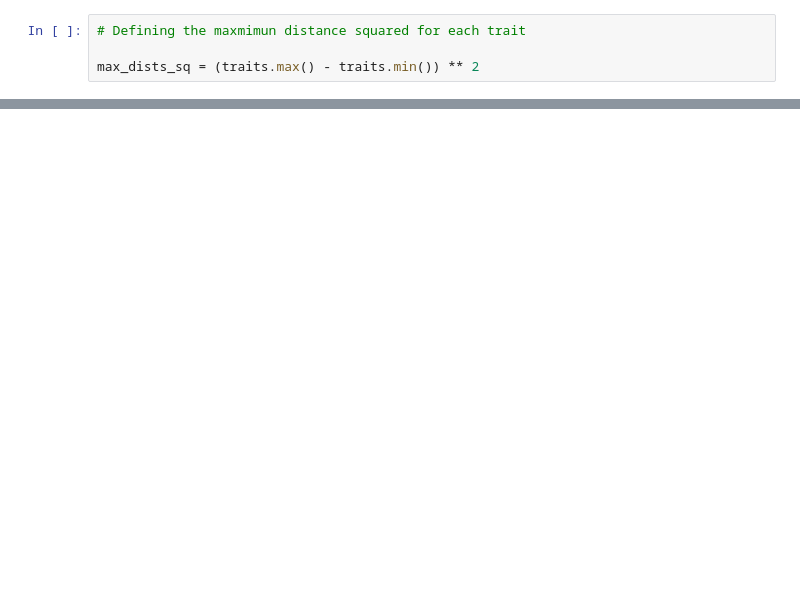
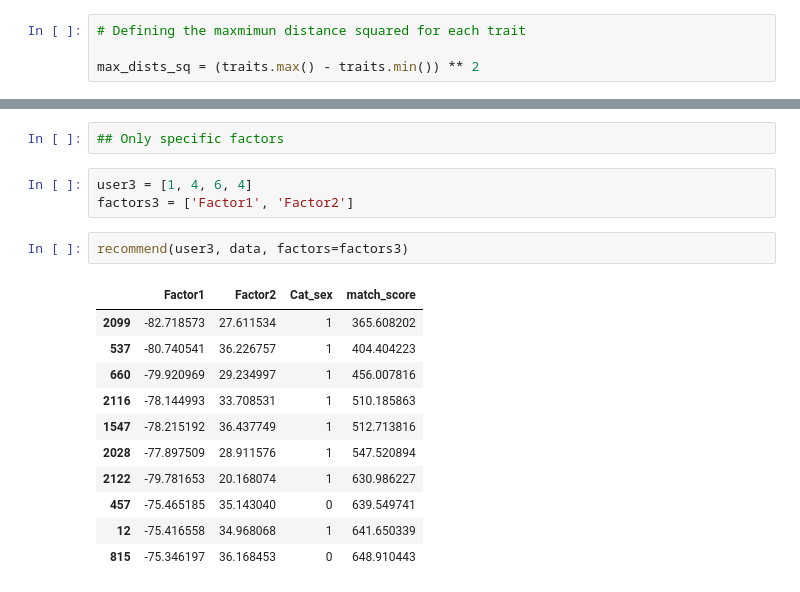
Before and after one commit to lemonsterpie/LHL-Final-Cat-Personality-Clustering, a Jupyter notebook: notebooks/recommender.ipynb, the cells around one changed output, grey strips where cells are left out. Cells and saved outputs as stored; diff of their text form; blank space fills up the shorter version.

```diff
--- a/notebooks/recommender.ipynb
+++ b/notebooks/recommender.ipynb
@@ -185,0 +179,19 @@ array([-1.09788112,  3.04265881,  0.44111017, ..., -1.57584742,
+# %%
+## Only specific factors
+# %%
+user3 = [1, 4, 6, 4]
+factors3 = ['Factor1', 'Factor2']
+# %%
+recommend(user3, data, factors=factors3)
+# %% [output]
+|  | Factor1 | Factor2 | Cat_sex | match_score |
+| 2099 | -82.718573 | 27.611534 | 1 | 365.608202 |
+| 537 | -80.740541 | 36.226757 | 1 | 404.404223 |
+| 660 | -79.920969 | 29.234997 | 1 | 456.007816 |
+| 2116 | -78.144993 | 33.708531 | 1 | 510.185863 |
+| 1547 | -78.215192 | 36.437749 | 1 | 512.713816 |
+| 2028 | -77.897509 | 28.911576 | 1 | 547.520894 |
+| 2122 | -79.781653 | 20.168074 | 1 | 630.986227 |
+| 457 | -75.465185 | 35.143040 | 0 | 639.549741 |
+| 12 | -75.416558 | 34.968068 | 1 | 641.650339 |
+| 815 | -75.346197 | 36.168453 | 0 | 648.910443 |
```
Also changed, not shown: parts of 39 cells of this notebook, 2 other files.
